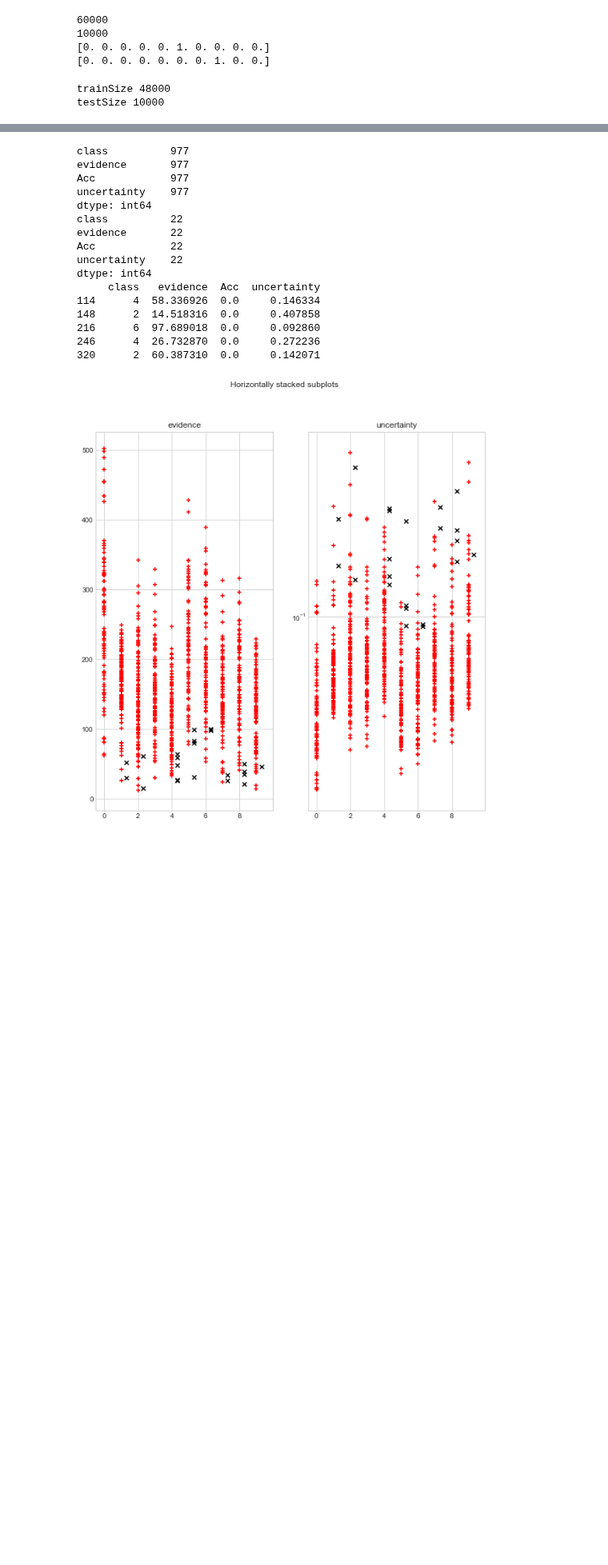
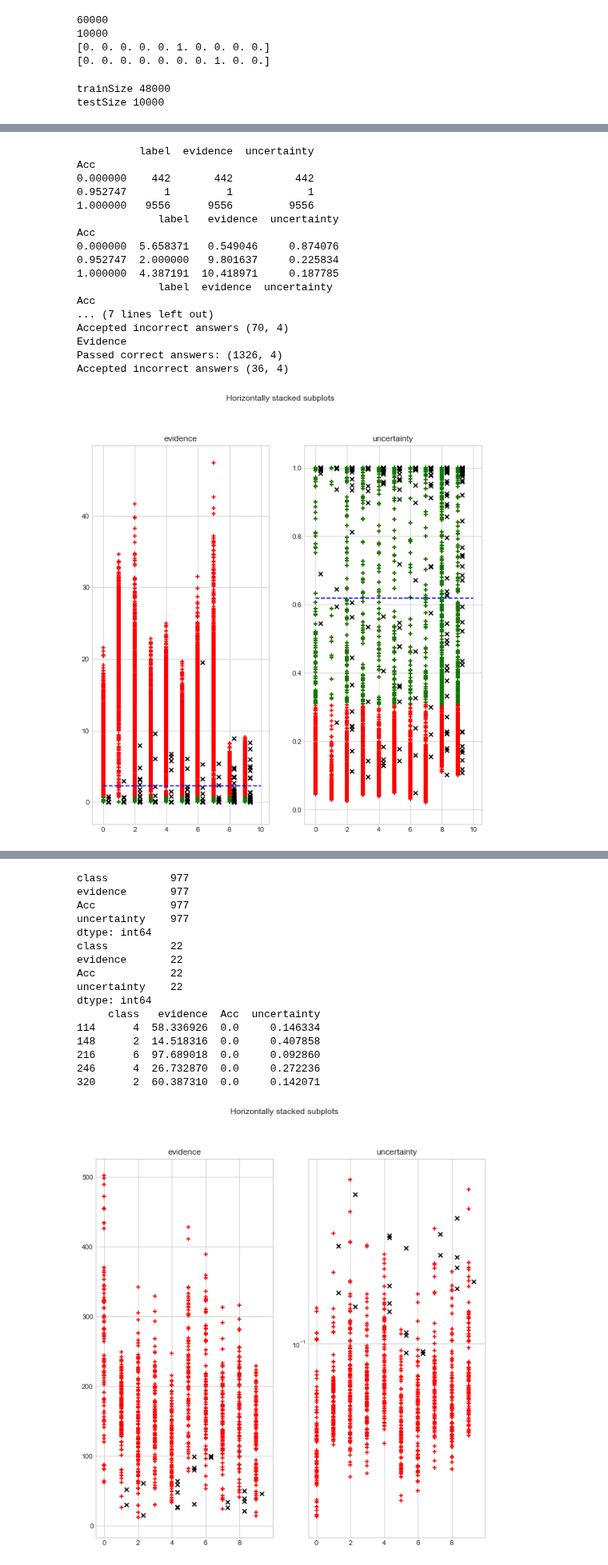
Before and after one commit to SanityLacking/BrevisNet, a Jupyter notebook: notebooks/Uncertainty_mnist-Copy1.ipynb, the cells around one changed output, grey strips where cells are left out. Shown at 80% size. Drawn from its saved outputs; the diff is of its cells as text; code cells hidden in the pictures; blank space fills up the shorter version.

```diff
--- a/notebooks/Uncertainty_mnist-Copy1.ipynb
+++ b/notebooks/Uncertainty_mnist-Copy1.ipynb
@@ -350,13 +446,13 @@ class AnnealingCallback(keras.callbacks.Callback):
 epochs = 50
 annealing_point = 1
 annealing_rate = 0.1
-decay = learning_rate /epochs
+# decay = learning_rate /epochs
 momentum = 0.8
-loss_fn = loss_function(annealing_rate, decay, momentum)
-model.compile( loss=loss_fn,  optimizer=tf.optimizers.Adam(), metrics=['accuracy'],run_eagerly=True)
+loss_fn = loss_function(1)
+model.compile( loss=loss_fn, optimizer=tf.optimizers.Adam(), metrics=['accuracy'],run_eagerly=True)
 model.fit(train_ds,
           epochs=50,
           validation_data=validation_ds,
-          validation_freq=5,
-          callbacks=[AnnealingCallback(375*5)])
+          validation_freq=5)
+#           callbacks=[AnnealingCallback(48*10)])
 # %% [output]
@@ -461,3 +561,0 @@ prediction: 999 of 10000
-# %%
-### no KL
-Predictions = displayEvidence(model,test_ds)
@@ -467,0 +562,67 @@ prediction: 999 of 10000
+# %%
+print(Predictions.groupby("Acc").count())
+print(Predictions.groupby("Acc").mean())
+print(Predictions.groupby("Acc").std())
+E_threshold = Predictions.loc[(Predictions['Acc'] == False)].groupby("Acc")["evidence"].mean() + Predictions.loc[(Predictions['Acc'] == False)].groupby("Acc")["evidence"].std()
+E_threshold = E_threshold.iloc[0]
+print("evidence Threshold >= correct: ", E_threshold)
+U_threshold = Predictions.loc[(Predictions['Acc'] == False)].groupby("Acc")["uncertainty"].mean() - Predictions.loc[(Predictions['Acc'] == False)].groupby("Acc")["uncertainty"].std()
+U_threshold = U_threshold.iloc[0]
+print("uncertainty Threshold <= correct: ", U_threshold)
+
+print("Uncertainty")
+print("Passed correct answers:", Predictions.loc[(Predictions['Acc'] == True)  & (Predictions["uncertainty"] >=U_threshold)].sort_values("uncertainty").shape)
+print("Accepted incorrect answers", Predictions.loc[(Predictions['Acc'] == False)  & (Predictions["uncertainty"] < U_threshold)].sort_values("uncertainty").shape)
+
+print("Evidence")
+print("Passed correct answers:", Predictions.loc[(Predictions['Acc'] == True)  & (Predictions["evidence"] <= E_threshold)].sort_values("evidence").shape)
+print("Accepted incorrect answers", Predictions.loc[(Predictions['Acc'] == False)  & (Predictions["evidence"] > E_threshold)].sort_values("evidence").shape)
+
+fig, axs = plt.subplots(1, 2)
+
+correct_rows = Predictions.loc[Predictions['Acc'] == True]
+incorrect_rows = Predictions.loc[Predictions['Acc'] == False]
+
+
+E_correct_rows_missed = Predictions.loc[(Predictions['Acc'] == True)  & (Predictions["evidence"] <= E_threshold)].sort_values("evidence")
+E_incorrect_rows_accepted = Predictions.loc[(Predictions['Acc'] == False)  & (Predictions["evidence"] > E_threshold)].sort_values("evidence")
+
+
+U_correct_rows_missed = Predictions.loc[(Predictions['Acc'] == True)  & (Predictions["uncertainty"] >=U_threshold)].sort_values("uncertainty")
+U_incorrect_rows_accepted = Predictions.loc[(Predictions['Acc'] == False)  & (Predictions["uncertainty"] < U_threshold)].sort_values("uncertainty")
+
+fig.suptitle('Horizontally stacked subplots')
+axs[0].scatter(correct_rows['label'],correct_rows['evidence'],c ='r',marker='+')
+axs[0].scatter(U_correct_rows_missed['label'],U_correct_rows_missed['evidence'],c ='g',marker='+')
+axs[0].scatter(incorrect_rows['label']+.3,incorrect_rows['evidence'],c ='k',marker='x')
+axs[0].plot(np.repeat(E_threshold,11),'b--')
+axs[0].set_title("evidence")
+
+axs[1].scatter(correct_rows['label'],correct_rows['uncertainty'],c ='r',marker='+')
+axs[1].scatter(E_correct_rows_missed['label'],E_correct_rows_missed['uncertainty'],c ='g',marker='+')
+axs[1].scatter(incorrect_rows['label']+.3,incorrect_rows['uncertainty'],c ='k',marker='x')
+axs[1].plot(np.repeat(U_threshold,11),'b--')
+
+axs[1].set_title("uncertainty")
+
+fig.set_size_inches(10, 10)
+plt.show()
+# %% [output]
+          label  evidence  uncertainty
+Acc
+0.000000    442       442          442
+0.952747      1         1            1
+1.000000   9556      9556         9556
+             label   evidence  uncertainty
+Acc
+0.000000  5.658371   0.549046     0.874076
+0.952747  2.000000   9.801637     0.225834
+1.000000  4.387191  10.418971     0.187785
+             label  evidence  uncertainty
+Acc
+... (7 lines left out)
+Accepted incorrect answers (70, 4)
+Evidence
+Passed correct answers: (1326, 4)
+Accepted incorrect answers (36, 4)
+[figure, added]
```
Also changed, not shown: parts of 15 cells of this notebook.
